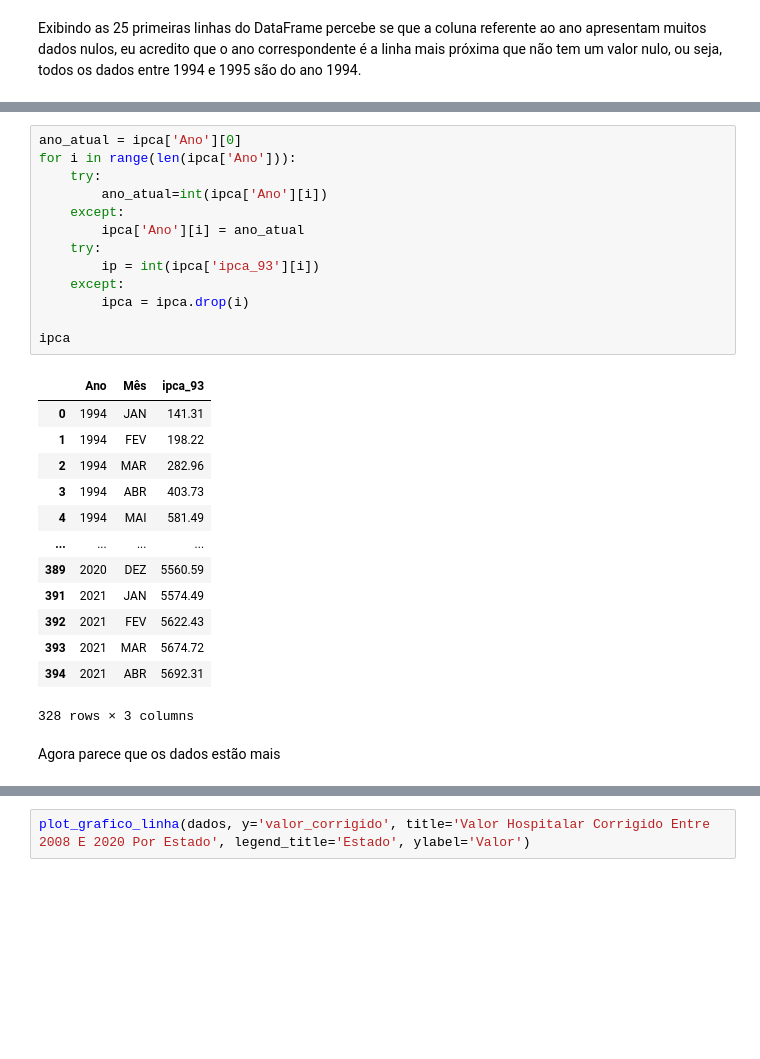
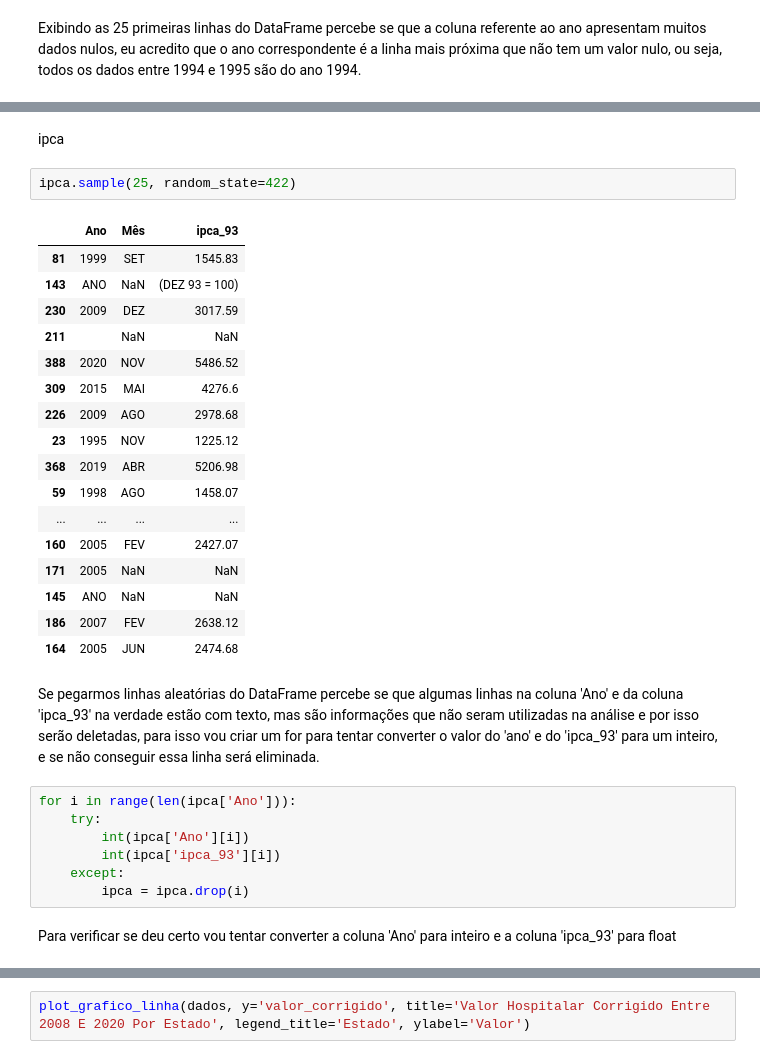
Before and after one commit to PedroHCAlmeida/Projeto_final_M1_bootcamp_alura, a Jupyter notebook: notebooks/limpeza_valor_hospitalar.ipynb, the cells around one changed output, grey strips where cells are left out. Cells and saved outputs as stored; diff of their text form; blank space fills up the shorter version.

```diff
--- a/notebooks/limpeza_valor_hospitalar.ipynb
+++ b/notebooks/limpeza_valor_hospitalar.ipynb
@@ -151,29 +170,33 @@ Além disso eu vou tentar converter os dados da coluna referente ao ipca para in
+# %% [markdown]
+ipca
+# %%
+ipca.sample(25, random_state=422)
+# %% [output]
+|  | Ano | Mês | ipca_93 |
+| 81 | 1999 | SET | 1545.83 |
+| 143 | ANO | NaN | (DEZ 93 = 100) |
+| 230 | 2009 | DEZ | 3017.59 |
+| 211 |  | NaN | NaN |
+| 388 | 2020 | NOV | 5486.52 |
+| 309 | 2015 | MAI | 4276.6 |
+| 226 | 2009 | AGO | 2978.68 |
+| 23 | 1995 | NOV | 1225.12 |
+| 368 | 2019 | ABR | 5206.98 |
+| 59 | 1998 | AGO | 1458.07 |
+| ... | ... | ... | ... |
+| 160 | 2005 | FEV | 2427.07 |
+| 171 | 2005 | NaN | NaN |
+| 145 | ANO | NaN | NaN |
+| 186 | 2007 | FEV | 2638.12 |
+| 164 | 2005 | JUN | 2474.68 |
+# %% [markdown]
+Se pegarmos linhas aleatórias do DataFrame percebe se que algumas linhas na coluna 'Ano' e da coluna 'ipca_93' na verdade estão com texto, mas são informações que não seram utilizadas na análise e por isso serão deletadas, para isso vou criar um for para tentar converter o valor do 'ano' e do 'ipca_93' para um inteiro, e se não conseguir essa linha será eliminada.
 # %%
-ano_atual = ipca['Ano'][0]
 for i in range(len(ipca['Ano'])):
     try:
-        ano_atual=int(ipca['Ano'][i])
-    except:
-        ipca['Ano'][i] = ano_atual
-    try:
-        ip = int(ipca['ipca_93'][i])
+        int(ipca['Ano'][i])
+        int(ipca['ipca_93'][i])
     except:
         ipca = ipca.drop(i)
-
-ipca
-# %% [output]
-|  | Ano | Mês | ipca_93 |
-| 0 | 1994 | JAN | 141.31 |
-| 1 | 1994 | FEV | 198.22 |
-| 2 | 1994 | MAR | 282.96 |
-| 3 | 1994 | ABR | 403.73 |
-| 4 | 1994 | MAI | 581.49 |
-| ... | ... | ... | ... |
-| 389 | 2020 | DEZ | 5560.59 |
-| 391 | 2021 | JAN | 5574.49 |
-| 392 | 2021 | FEV | 5622.43 |
-| 393 | 2021 | MAR | 5674.72 |
-| 394 | 2021 | ABR | 5692.31 |
-328 rows × 3 columns
-# %% [markdown]
-Agora parece que os dados estão mais
+# %% [markdown]
+Para verificar se deu certo vou tentar converter a coluna 'Ano' para inteiro e a coluna 'ipca_93' para float
```
Also changed, not shown: parts of 19 cells of this notebook, 3 other files.
